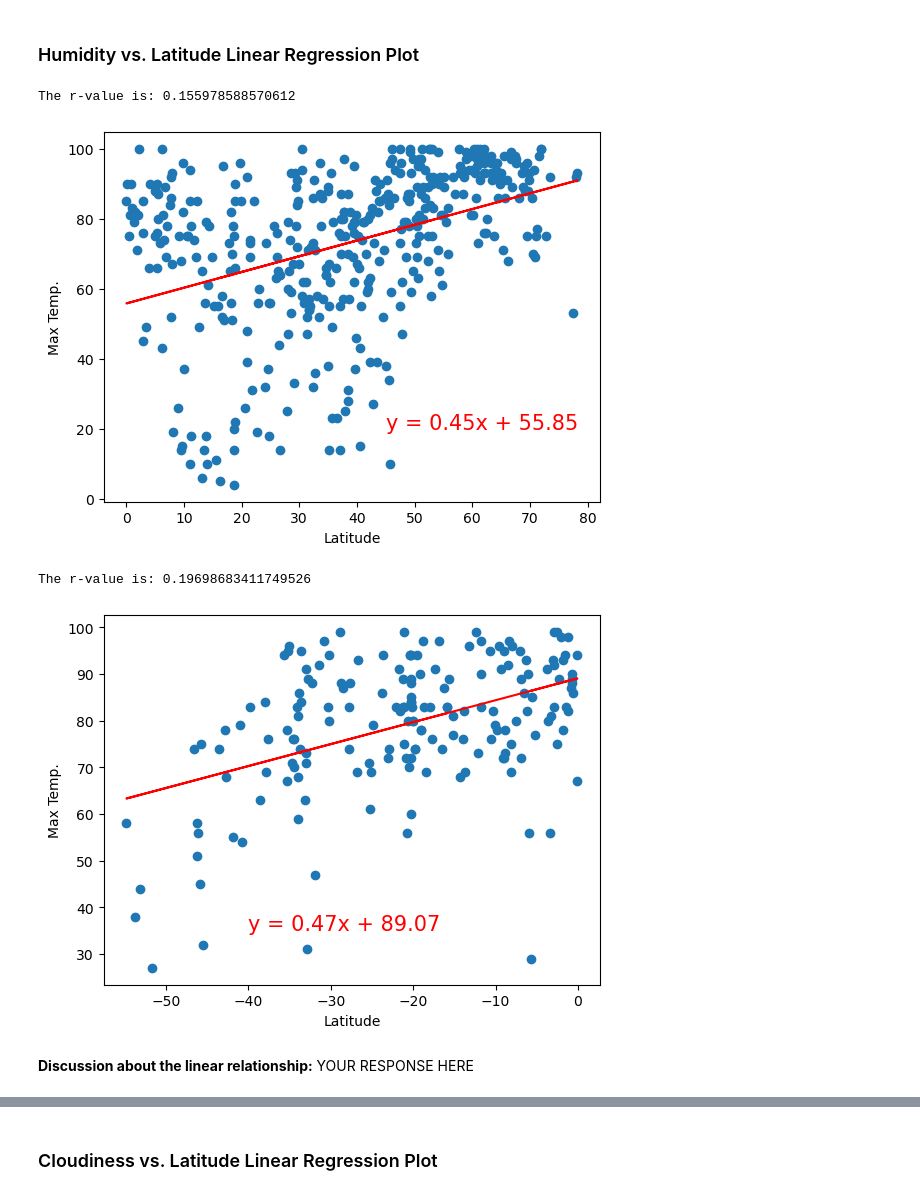
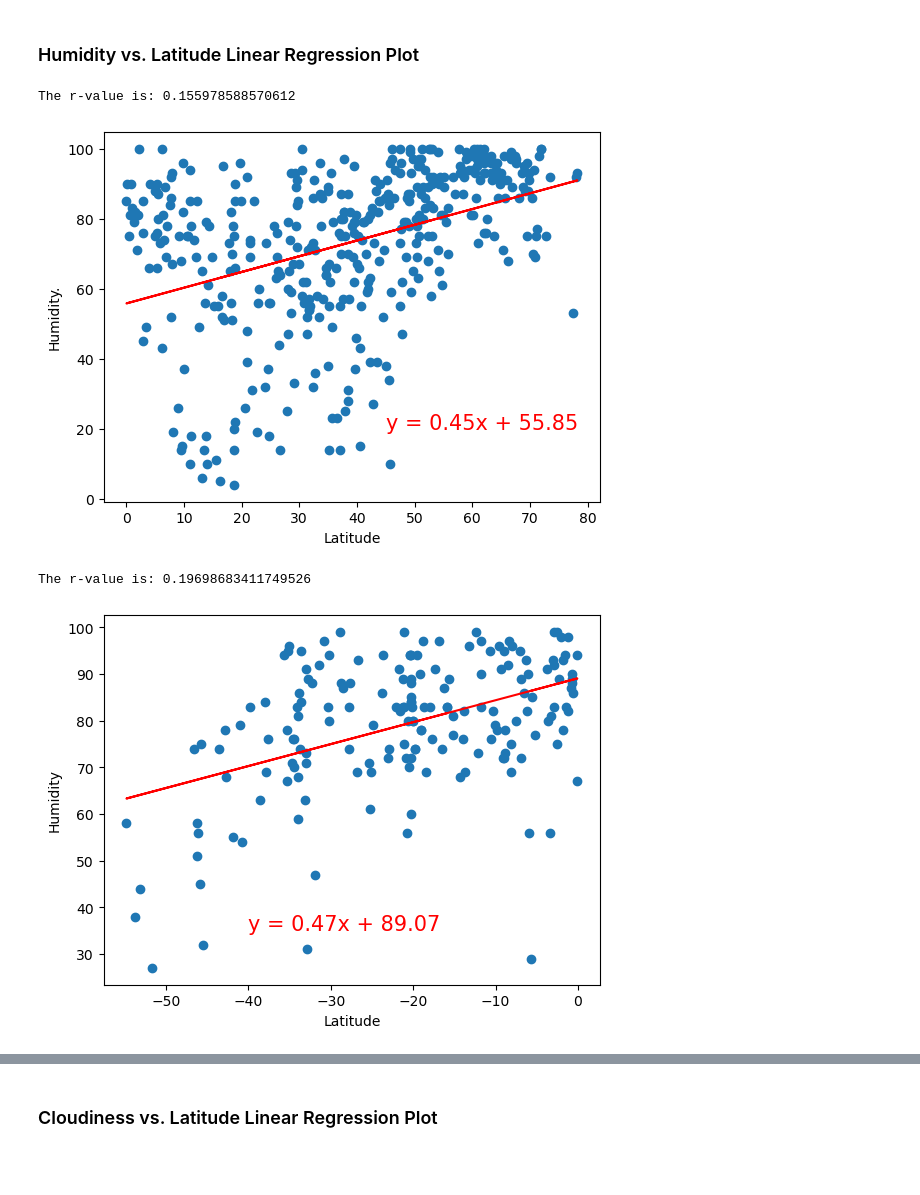
Before and after one commit to levite-neil/python-api-challenge, a Jupyter notebook: WeatherPy/WeatherPy.ipynb, the cells around one changed output, grey strips where cells are left out. Cells and saved outputs as stored; diff of their text form; code cells hidden in the pictures; blank space fills up the shorter version.

```diff
--- a/WeatherPy/WeatherPy.ipynb
+++ b/WeatherPy/WeatherPy.ipynb
@@ -444,26 +430,26 @@ The r-value is: 0.21092135114312072
 # %%
 # Northern Hemisphere
 l_x_values = northern_hemi_df["Lat"]
 l_y_values = northern_hemi_df["Humidity"]
 (regress_values, rvalue, line_eq) = lin_regress(l_x_values, l_y_values)
 
 
 plt.scatter(l_x_values,l_y_values)
 plt.plot(l_x_values,regress_values,"r-")
 
 # Label plot and annotate the line equation
 plt.xlabel("Latitude")
-plt.ylabel("Max Temp.")
+plt.ylabel("Humidity.")
 plt.annotate(line_eq,(45,20),fontsize=15,color="red")
 
 #Print r values
 print(f"The r-value is: {rvalue**2}")
 
 # Show plot
 plt.show()
 # %% [output]
 The r-value is: 0.155978588570612
-[figure, old version]
+[figure, new version]
 # %%
 # Southern Hemisphere
 l_x_values = southern_hemi_df["Lat"]
@@ -476,7 +462,7 @@ plt.plot(l_x_values,regress_values,"r-")
 
 # Label plot and annotate the line equation
 plt.xlabel("Latitude")
-plt.ylabel("Max Temp.")
+plt.ylabel("Humidity")
 plt.annotate(line_eq,(-40,35),fontsize=15,color="red")
 
 #Print r values
@@ -486,6 +472,4 @@ print(f"The r-value is: {rvalue**2}")
 plt.show()
 # %% [output]
 The r-value is: 0.19698683411749526
-[figure, old version]
+[figure, new version]
-# %% [markdown]
-**Discussion about the linear relationship:** YOUR RESPONSE HERE
```
Also changed, not shown: parts of 10 cells of this notebook, 1 other file.
